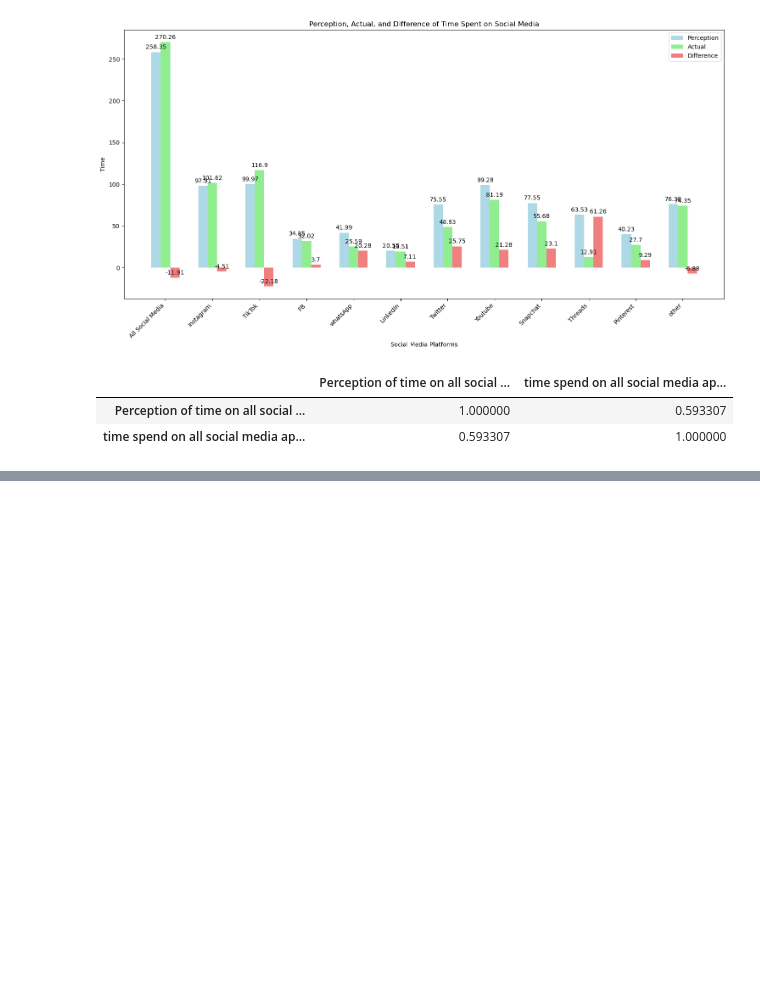
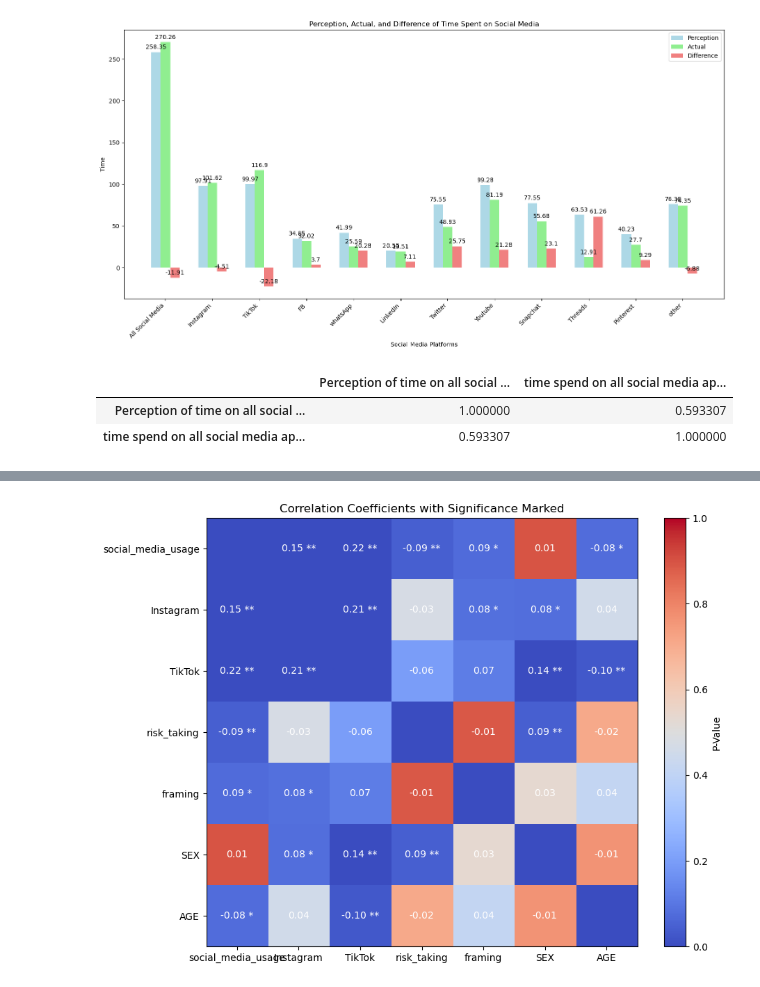
Before and after one commit to MBrigita/the-influence-of-social-media-on-cognitive-control-and-risk-taking, a Jupyter notebook: analysis2.ipynb, the cells around one changed output, grey strips where cells are left out. Saved outputs shown, nothing was run; the diff lists cells and outputs as text; code cells hidden in the pictures; blank space fills up the shorter version.

Commit message:
further analysis

```diff
--- a/analysis2.ipynb
+++ b/analysis2.ipynb
@@ -554,0 +513,8 @@ plt.show()
+# %%
+from scipy.stats import ttest_ind, pearsonr
+lotteries = ['Q2','Q3','Q4','Q5']
+# Correlation analysis for all social media and lotteries
+print("\nCorrelation between Social Media Usage and Risk-taking tasks")
+for col in lotteries:
+    corr, _ = pearsonr(survey['time spend on all social media apps actual'].dropna(), survey[col].dropna())
+    print(f"Correlation between avg_actual and {col}: {corr}")
@@ -554,0 +621,9 @@ plt.show()
+# %%
+# Convert social media usage to a binary variable (high/low)
+survey['social_media_binary'] = np.where(survey['social_media_group'] == 'high', 1, 0)
+#correlation coefficent- with actual time since for binarya and categorical it does not make sense
+corr, p_value = pointbiserialr(survey['time spend on all social media apps actual'], survey['risk_taking'])
+print(f"Correlation coefficient: {corr}, p-value: {p_value}")
+#correlation coefficent- with actual time since for binarya and categorical it does not make sense
+corr, p_value = pointbiserialr(survey['social_media_group'], survey['risk_taking'])
+print(f"Correlation coefficient: {corr}, p-value: {p_value}")
@@ -554,0 +633,66 @@ plt.show()
+# %%
+survey.rename(columns={'time spend on all social media apps actual': 'social_media_usage','Instagram actual':'Instagram','TikTok actual':'TikTok'}, inplace=True)
+columns = ['social_media_usage','Instagram','TikTok' ,'risk_taking','framing','SEX','AGE']
+n = len(columns)
+
+# Create matrices to store correlation coefficients and p-values
+correlation_matrix = np.zeros((n, n))
+p_value_matrix = np.zeros((n, n))
+
+# Calculate correlation coefficients and p-values
+for i in range(n):
+    for j in range(n):
+        if i == j:
+            correlation_matrix[i, j] = np.nan
+            p_value_matrix2[i, j] = np.nan
+        else:
+            corr, p_value = pearsonr(survey[columns[i]], survey[columns[j]])
+            correlation_matrix[i, j] = corr
+            p_value_matrix[i, j] = p_value
+
+# Create a combined DataFrame for plotting
+combined_df = pd.DataFrame({
+    'Correlation': correlation_matrix.flatten(),
+    'P-Value': p_value_matrix.flatten(),
+    'Row': np.repeat(range(n), n),
+    'Col': np.tile(range(n), n)
+})
+
+# Plot
+fig, ax = plt.subplots(figsize=(10, 8))
+
+# Create a color map for p-values
+cmap = plt.get_cmap('coolwarm')
+norm = plt.Normalize(vmin=0, vmax=1)
+
+# Create the heatmap
+heatmap = ax.imshow(p_value_matrix, cmap=cmap, norm=norm, aspect='auto')
+
+# Annotate with correlation coefficients and significance stars
+for i in range(n):
+    for j in range(n):
+        if not np.isnan(correlation_matrix2[i, j]):
+            value = correlation_matrix[i, j]
+            p_value = p_value_matrix[i, j]
+            annotation = f'{value:.2f}'
+            if p_value < 0.05:
+                annotation += ' **'
+            elif p_value < 0.1:
+                annotation += ' *'
+            ax.text(j, i, annotation,
+                    ha='center', va='center', color='white')
+
+
+# Add color bar and labels
+cbar = plt.colorbar(heatmap, ax=ax, orientation='vertical')
+cbar.set_label('P-Value')
+
+ax.set_xticks(range(n))
+ax.set_yticks(range(n))
+ax.set_xticklabels(columns)
+ax.set_yticklabels(columns)
+ax.set_title('Correlation Coefficients with Significance Marked')
+
+plt.show()
+# %% [output]
+[figure, added]
```
Also changed, not shown: parts of 22 cells of this notebook, 8 other files.
